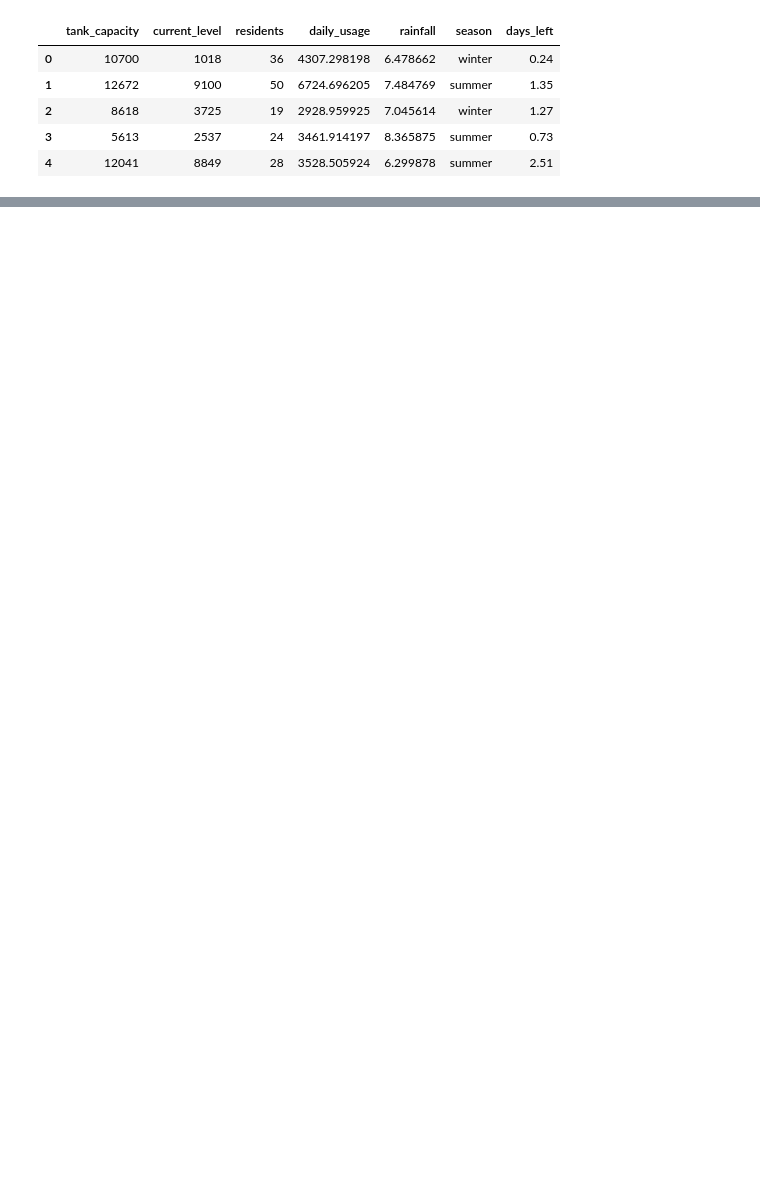
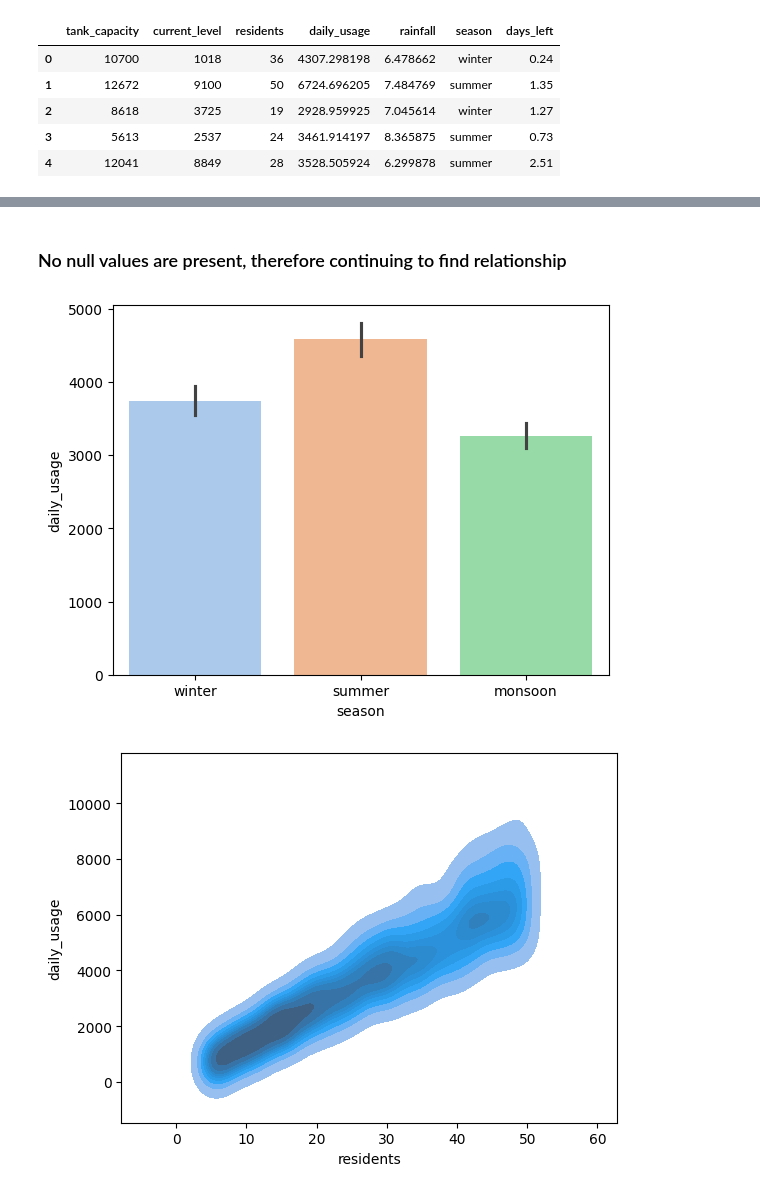
Before and after one commit to jebasinghsunderson/water-prediction-ml, a Jupyter notebook: GroundWater_Project/GroundWater_TrainedModel.ipynb, the cells around one changed output, grey strips where cells are left out. Saved outputs shown, nothing was run; the diff lists cells and outputs as text; code cells hidden in the pictures; blank space fills up the shorter version.

```diff
--- a/GroundWater_Project/GroundWater_TrainedModel.ipynb
+++ b/GroundWater_Project/GroundWater_TrainedModel.ipynb
@@ -13,0 +102,13 @@ df.head()
+# %% [markdown]
+### No null values are present, therefore continuing to find relationship
+# %%
+plt.figure()
+sb.barplot(df,y='daily_usage',x='season',palette="pastel",capsize=None)
+plt.show()
+
+plt.figure()
+sb.kdeplot(data=df, x='residents',y='daily_usage', fill=True)
+plt.show()
+# %% [output]
+[figure, added]
+[figure, added]
```
Also changed, not shown: parts of 24 cells of this notebook, 1 other file.
